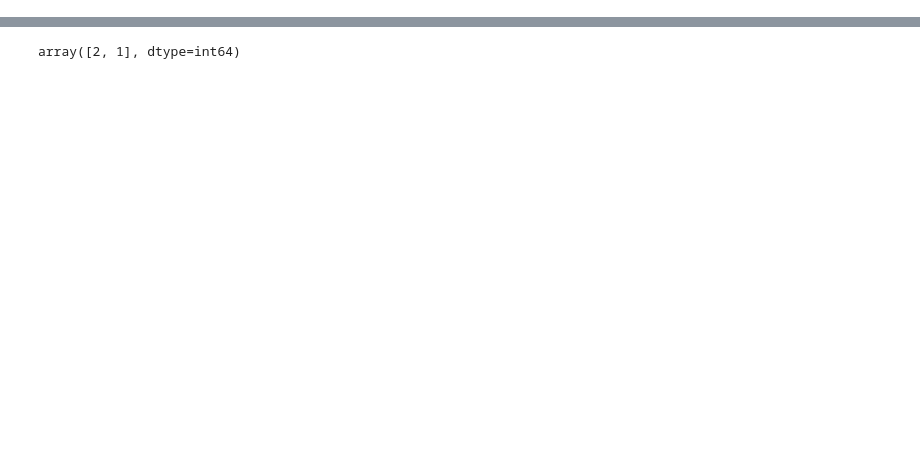
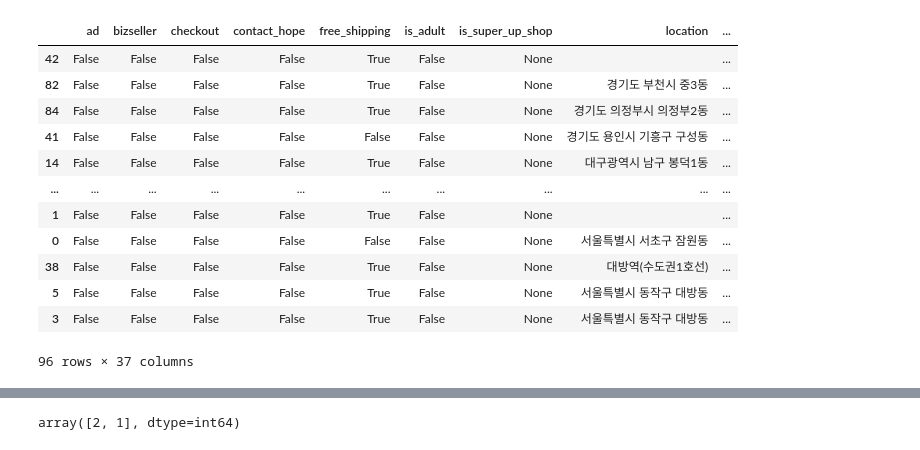
Before and after one commit to capstoneIldanGo/used_product_crawler, a Jupyter notebook: bunjang_crawler.ipynb, the cells around one changed output, grey strips where cells are left out. Cells and saved outputs as stored; diff of their text form; code cells hidden in the pictures; blank space fills up the shorter version.

```diff
--- a/bunjang_crawler.ipynb
+++ b/bunjang_crawler.ipynb
@@ -118,3 +140,20 @@ df[col]
+# %%
+df['idx']=range(len(df))
+df.sort_values('pid')
+# %% [output]
+|  | ad | bizseller | checkout | contact_hope | free_shipping | is_adult | is_super_up_shop | location | ... |
+| 42 | False | False | False | False | True | False | None |  | ... |
+| 82 | False | False | False | False | True | False | None | 경기도 부천시 중3동 | ... |
+| 84 | False | False | False | False | True | False | None | 경기도 의정부시 의정부2동 | ... |
+| 41 | False | False | False | False | False | False | None | 경기도 용인시 기흥구 구성동 | ... |
+| 14 | False | False | False | False | True | False | None | 대구광역시 남구 봉덕1동 | ... |
+| ... | ... | ... | ... | ... | ... | ... | ... | ... | ... |
+| 1 | False | False | False | False | True | False | None |  | ... |
+| 0 | False | False | False | False | False | False | None | 서울특별시 서초구 잠원동 | ... |
+| 38 | False | False | False | False | True | False | None | 대방역(수도권1호선) | ... |
+| 5 | False | False | False | False | True | False | None | 서울특별시 동작구 대방동 | ... |
+| 3 | False | False | False | False | True | False | None | 서울특별시 동작구 대방동 | ... |
+96 rows × 37 columns
 # %%
 df.columns
 # %% [output]
```
Also changed, not shown: parts of 17 cells of this notebook.
